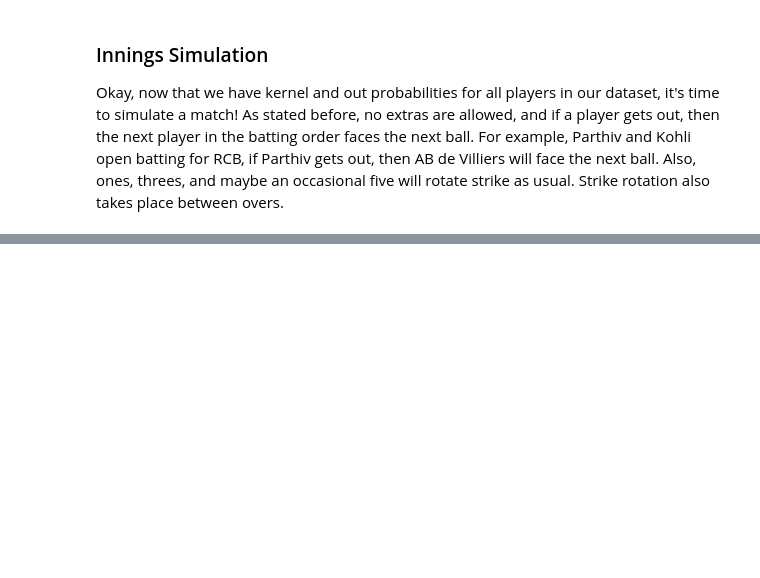
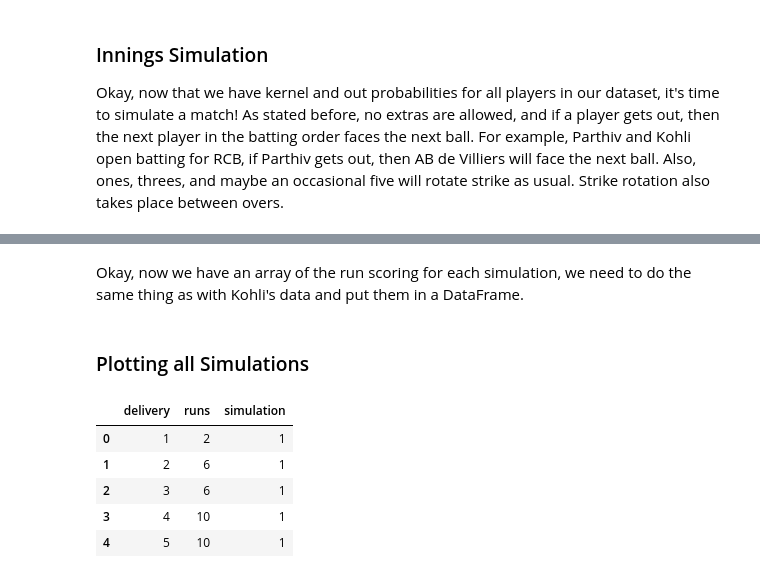
Before and after one commit to MughilM/Data-Science-Projects, a Jupyter notebook: Indian Premier League/Batsmen Probabilities.ipynb, the cells around one changed output, grey strips where cells are left out. Drawn from its saved outputs; the diff is of its cells as text; code cells hidden in the pictures; blank space fills up the shorter version.

```diff
--- a/Indian Premier League/Batsmen Probabilities.ipynb
+++ b/Indian Premier League/Batsmen Probabilities.ipynb
@@ -418,0 +402,4 @@ for ball in range(1, 121):
+# %% [markdown]
+Okay, now we have an array of the run scoring for each simulation, we need to do the same thing as with Kohli's data and put them in a DataFrame.
+# %% [markdown]
+### Plotting all Simulations
@@ -418,0 +417,9 @@ for ball in range(1, 121):
+# %%
+RCB_DF.head()
+# %% [output]
+|  | delivery | runs | simulation |
+| 0 | 1 | 2 | 1 |
+| 1 | 2 | 6 | 1 |
+| 2 | 3 | 6 | 1 |
+| 3 | 4 | 10 | 1 |
+| 4 | 5 | 10 | 1 |
```
Also changed, not shown: parts of 5 cells of this notebook.
